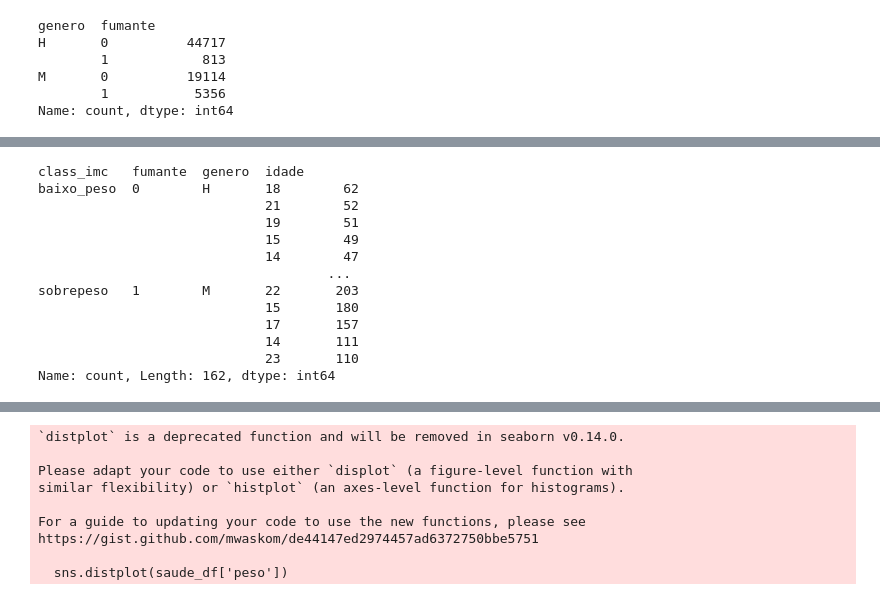
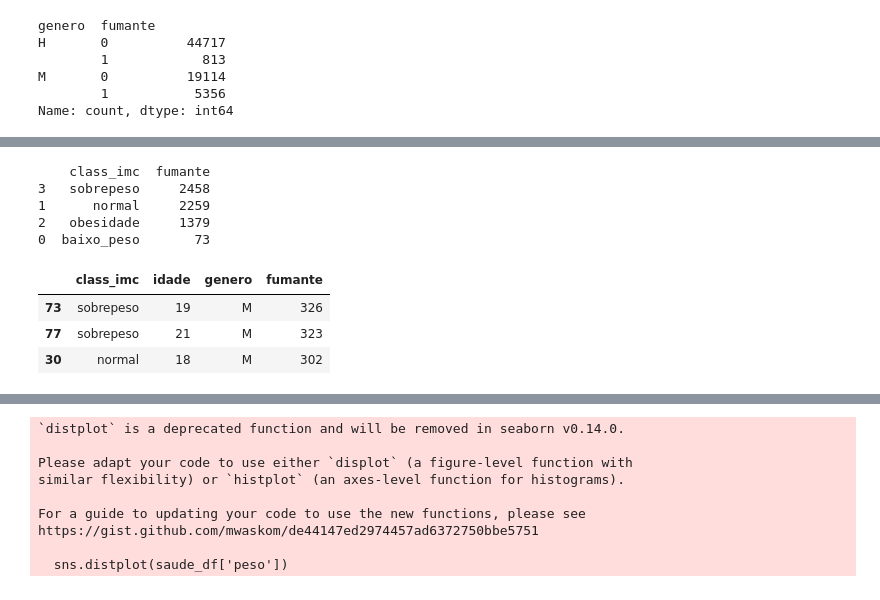
Before and after one commit to Zirmaozin/Projeto01, a Jupyter notebook: codigo.ipynb, the cells around one changed output, grey strips where cells are left out. Drawn from its saved outputs; the diff is of its cells as text; code cells hidden in the pictures.

```diff
--- a/codigo.ipynb
+++ b/codigo.ipynb
@@ -292,20 +276,23 @@ plt.show()
+# %%
+soma_class = saude_df.groupby('class_imc')['fumante'].sum().reset_index()
+soma_class = soma_class.sort_values(by='fumante', ascending=False)
+print(soma_class)
+# %% [output]
+    class_imc  fumante
+3   sobrepeso     2458
+1      normal     2259
+2   obesidade     1379
+0  baixo_peso       73
 # %%
 #Em que faixa etária e classe de gênero o tabagismo é mais prevalente?
-saude_df.groupby(['class_imc', 'fumante', 'genero'])['idade'].value_counts()
+soma_grupo = saude_df.groupby(['class_imc', 'idade', 'genero'])['fumante'].sum().reset_index()
+soma_grupo = soma_grupo.sort_values(by='fumante', ascending=False)
+soma_grupo.head(3)
 # %% [output]
-class_imc   fumante  genero  idade
-baixo_peso  0        H       18        62
-                             21        52
-                             19        51
-                             15        49
-                             14        47
-                                     ...
-sobrepeso   1        M       22       203
-                             15       180
-                             17       157
-                             14       111
-                             23       110
-Name: count, Length: 162, dtype: int64
+|  | class_imc | idade | genero | fumante |
+| 73 | sobrepeso | 19 | M | 326 |
+| 77 | sobrepeso | 21 | M | 323 |
+| 30 | normal | 18 | M | 302 |
 # %%
 grouped_data = saude_df.groupby(['class_imc', 'fumante', 'genero'])['idade'].value_counts().unstack(fill_value=0)
 print(grouped_data)
```
Also changed, not shown: parts of 10 cells of this notebook.
